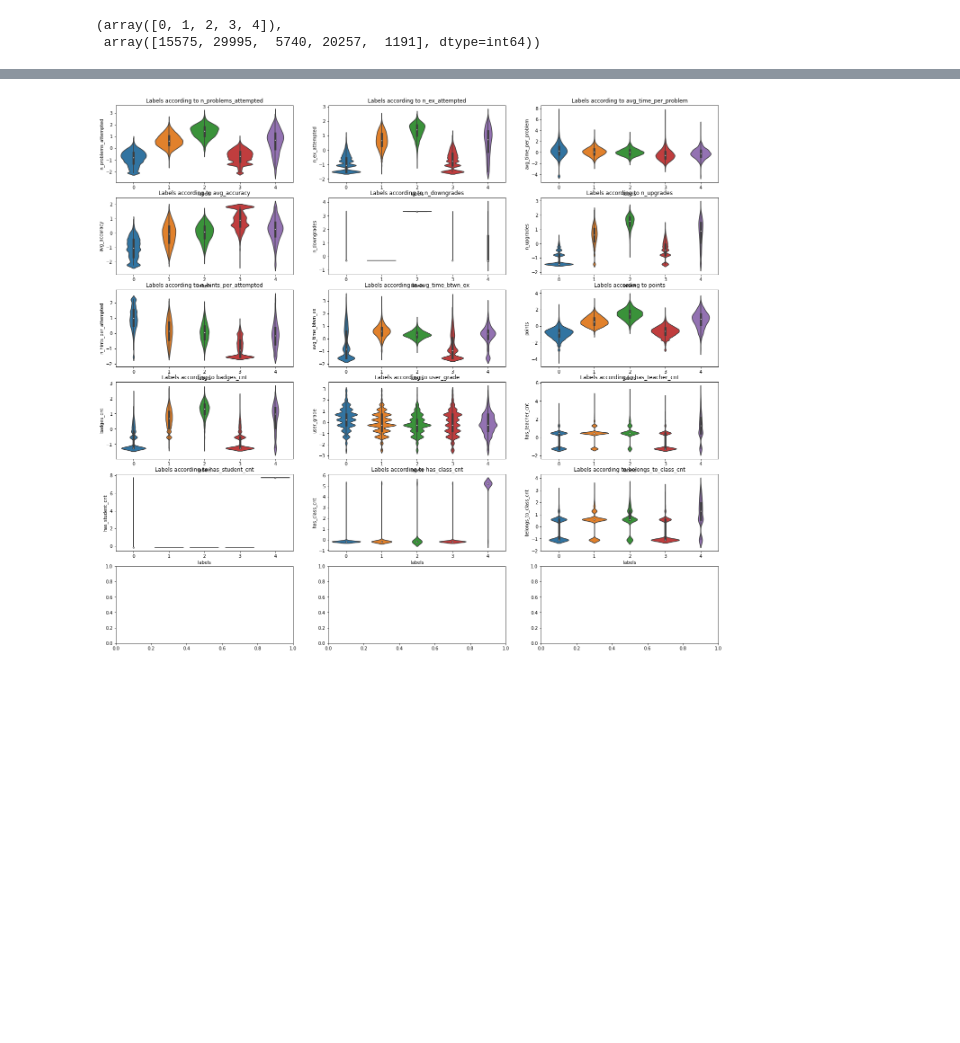
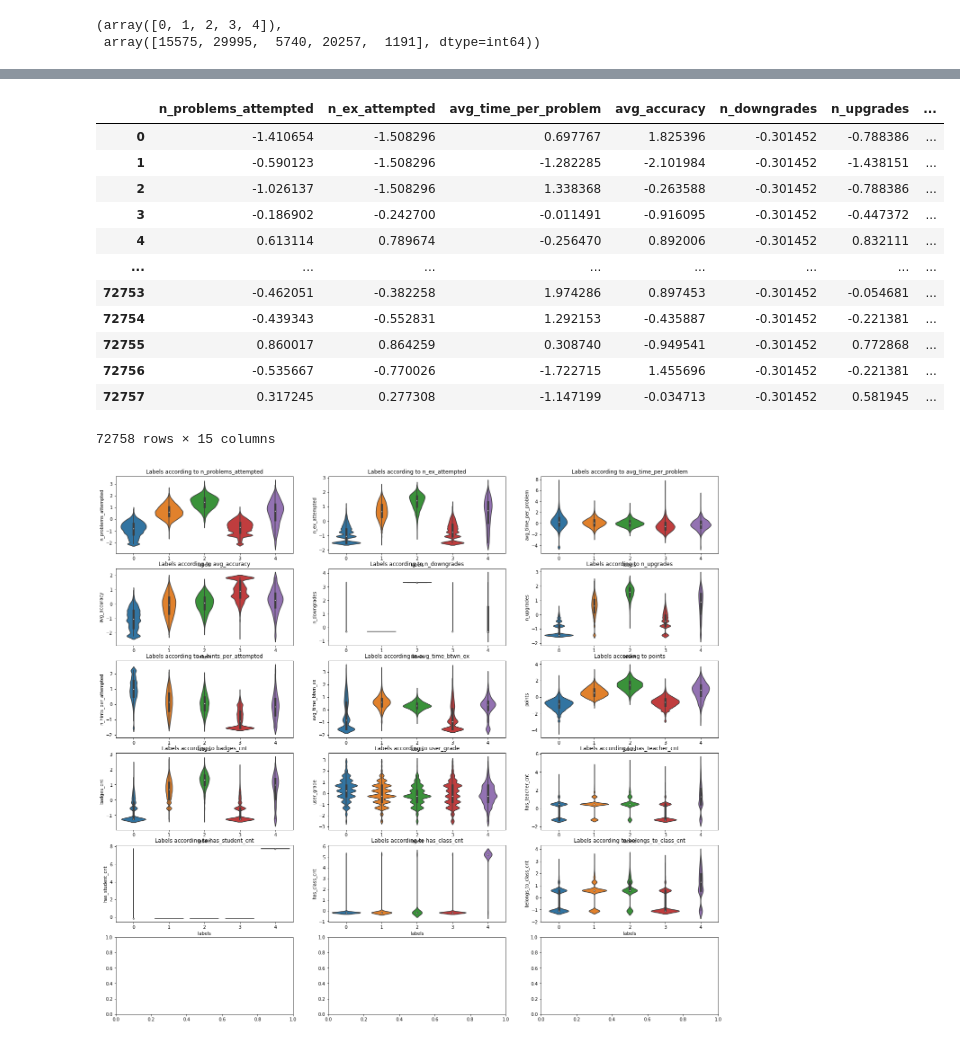
Before and after one commit to timmmlim/bt4103-junyi, a Jupyter notebook: Cluster Analysis.ipynb, the cells around one changed output, grey strips where cells are left out. Saved outputs shown, nothing was run; the diff lists cells and outputs as text; code cells hidden in the pictures; blank space fills up the shorter version.

```diff
--- a/Cluster Analysis.ipynb
+++ b/Cluster Analysis.ipynb
@@ -455,3 +460,19 @@ np.unique(km5.labels_, return_counts=True)
+# %%
+pwr_clustering_input
+# %% [output]
+|  | n_problems_attempted | n_ex_attempted | avg_time_per_problem | avg_accuracy | n_downgrades | n_upgrades | ... |
+| 0 | -1.410654 | -1.508296 | 0.697767 | 1.825396 | -0.301452 | -0.788386 | ... |
+| 1 | -0.590123 | -1.508296 | -1.282285 | -2.101984 | -0.301452 | -1.438151 | ... |
+| 2 | -1.026137 | -1.508296 | 1.338368 | -0.263588 | -0.301452 | -0.788386 | ... |
+| 3 | -0.186902 | -0.242700 | -0.011491 | -0.916095 | -0.301452 | -0.447372 | ... |
+| 4 | 0.613114 | 0.789674 | -0.256470 | 0.892006 | -0.301452 | 0.832111 | ... |
+| ... | ... | ... | ... | ... | ... | ... | ... |
+| 72753 | -0.462051 | -0.382258 | 1.974286 | 0.897453 | -0.301452 | -0.054681 | ... |
+| 72754 | -0.439343 | -0.552831 | 1.292153 | -0.435887 | -0.301452 | -0.221381 | ... |
+| 72755 | 0.860017 | 0.864259 | 0.308740 | -0.949541 | -0.301452 | 0.772868 | ... |
+| 72756 | -0.535667 | -0.770026 | -1.722715 | 1.455696 | -0.301452 | -0.221381 | ... |
+| 72757 | 0.317245 | 0.277308 | -1.147199 | -0.034713 | -0.301452 | 0.581945 | ... |
+72758 rows × 15 columns
 # %%
 violin_plot(pwr_clustering_input, km5.labels_)
 # %% [output]
```
Also changed, not shown: parts of 27 cells of this notebook, 5 other files.
